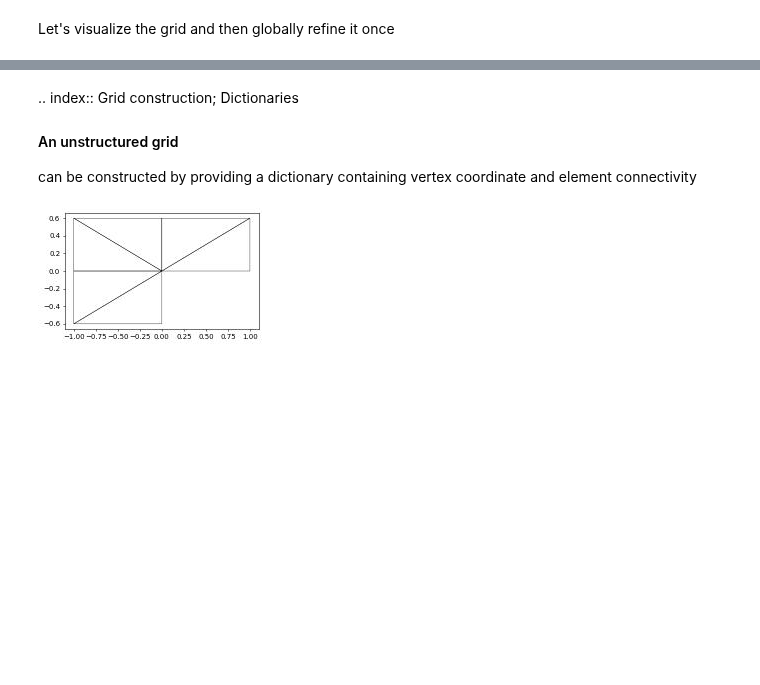
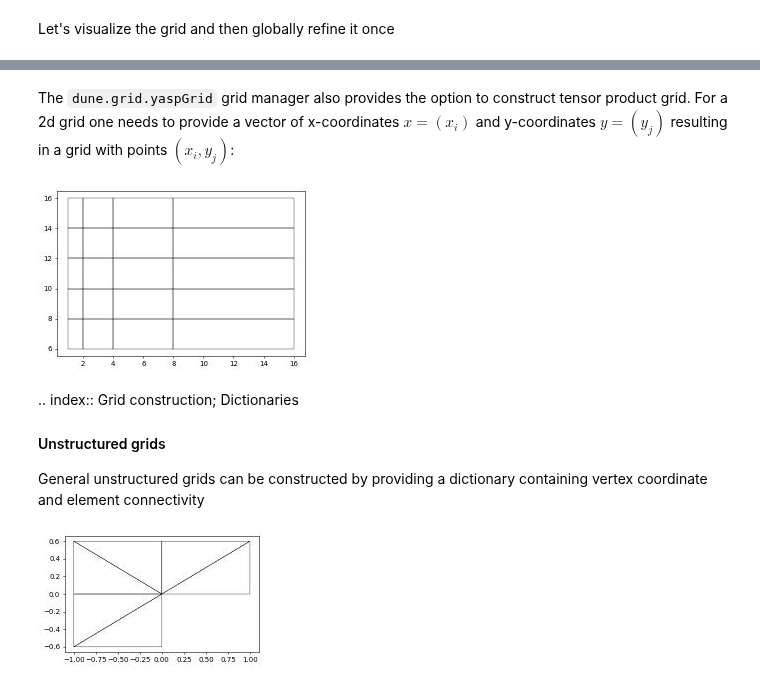
Before and after one commit to dune-project/dune-fempy, a Jupyter notebook: doc/dune-corepy_nb.ipynb, the cells around one changed output, grey strips where cells are left out. Saved outputs shown, nothing was run; the diff lists cells and outputs as text; code cells hidden in the pictures; blank space fills up the shorter version.

```diff
--- a/doc/dune-corepy_nb.ipynb
+++ b/doc/dune-corepy_nb.ipynb
@@ -101,8 +135,20 @@ aluView.plot()
+# %% [markdown]
+The `dune.grid.yaspGrid` grid manager also provides the option to construct
+tensor product grid. For a 2d grid one needs to provide a vector
+of x-coordinates $x=(x_i)$ and y-coordinates $y=(y_j)$
+resulting in a grid with points $(x_i,y_j)$:
+# %%
+from dune.grid import tensorProductCoordinates
+cst = dune.grid.tensorProductCoordinates([[1,2,4,8,16],[6,8,10,12,14,16]])
+yaspView = dune.grid.yaspGrid(cst)
+yaspView.plot()
+# %% [output]
+[figure, added]
 # %% [markdown]
 .. index:: Grid construction; Dictionaries
 
-#### An unstructured grid
-can be constructed by providing a dictionary containing vertex coordinate
+#### Unstructured grids
+General unstructured grids can be constructed by providing a dictionary containing vertex coordinate
 and element connectivity
 # %%
 vertices = [(0,0), (1,0), (1,0.6), (0,0.6), (-1,0.6), (-1,0), (-1,-0.6), (0,-0.6)]
```
Also changed, not shown: parts of 36 cells of this notebook, 44 other files.
